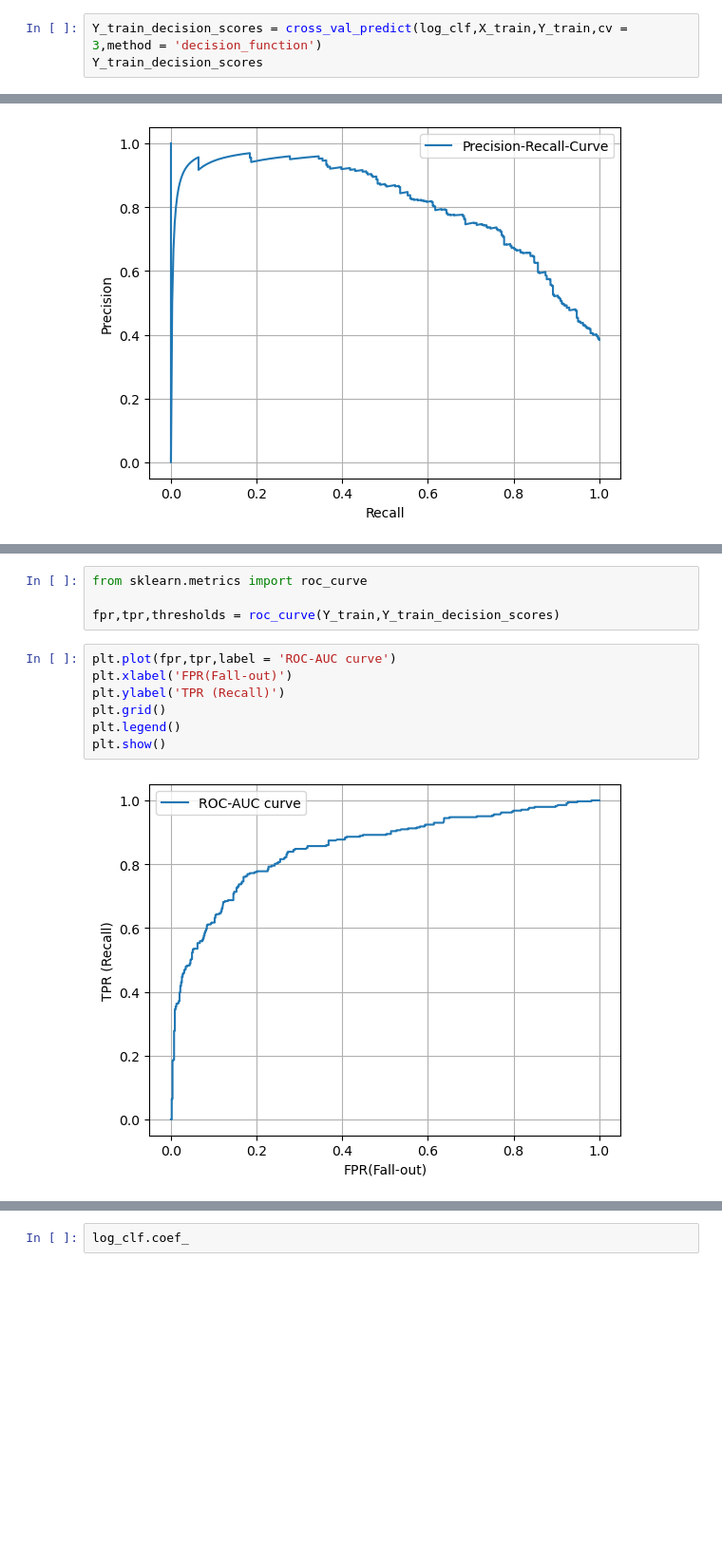
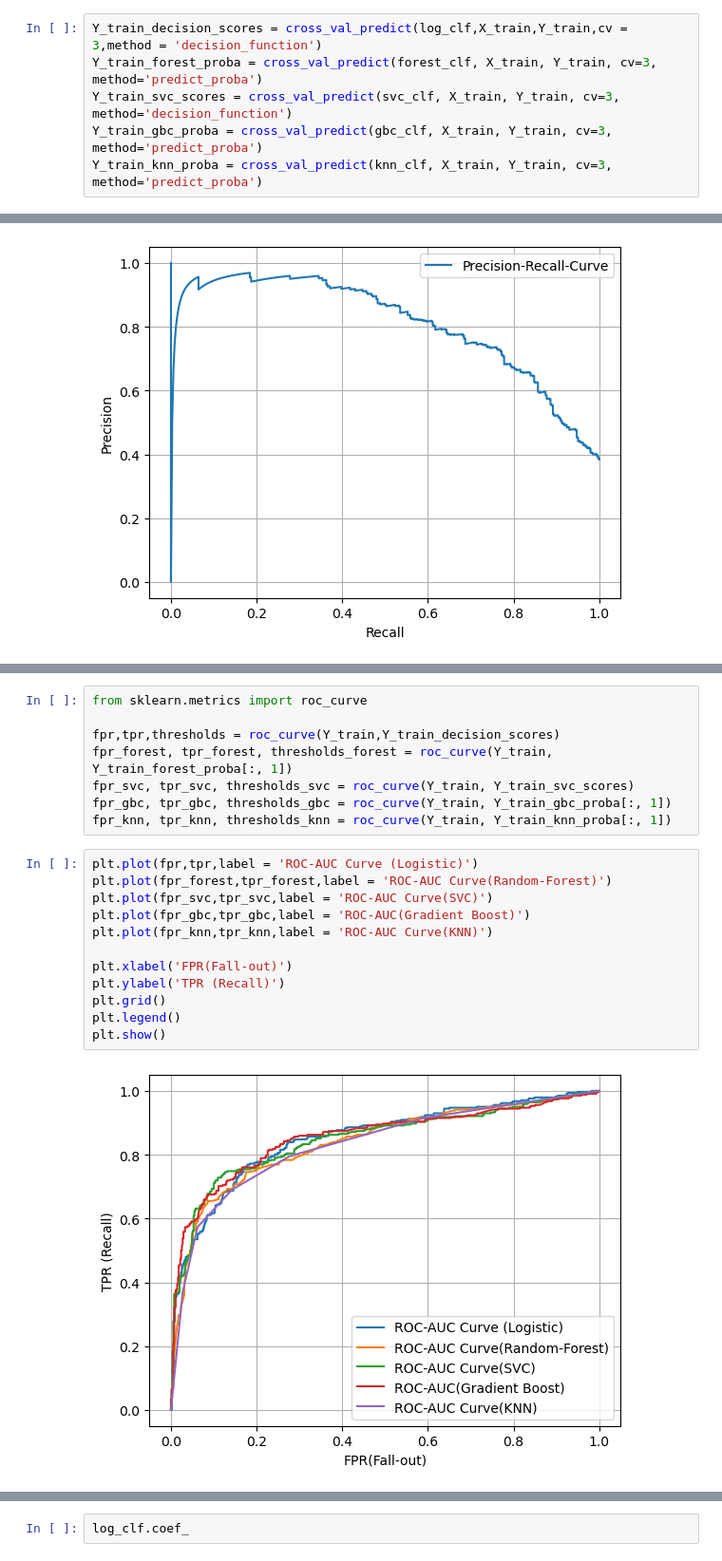
Before and after one commit to akshatkhatri/Machine_learning_playground, a Jupyter notebook: Chapter_3_geron/Titanic_dataset.ipynb, the cells around one changed output, grey strips where cells are left out. Shown at 95% size. Drawn from its saved outputs; the diff is of its cells as text; blank space fills up the shorter version.

```diff
--- a/Chapter_3_geron/Titanic_dataset.ipynb
+++ b/Chapter_3_geron/Titanic_dataset.ipynb
@@ -761,4 +727,7 @@ log_clf.predict([some_data])
 array([1.])
 # %%
 Y_train_decision_scores = cross_val_predict(log_clf,X_train,Y_train,cv = 3,method = 'decision_function')
-Y_train_decision_scores
+Y_train_forest_proba = cross_val_predict(forest_clf, X_train, Y_train, cv=3, method='predict_proba')
+Y_train_svc_scores = cross_val_predict(svc_clf, X_train, Y_train, cv=3, method='decision_function')
+Y_train_gbc_proba = cross_val_predict(gbc_clf, X_train, Y_train, cv=3, method='predict_proba')
+Y_train_knn_proba = cross_val_predict(knn_clf, X_train, Y_train, cv=3, method='predict_proba')
@@ -806,12 +876,21 @@ plt.show()
 from sklearn.metrics import roc_curve
 
 fpr,tpr,thresholds = roc_curve(Y_train,Y_train_decision_scores)
+fpr_forest, tpr_forest, thresholds_forest = roc_curve(Y_train, Y_train_forest_proba[:, 1])
+fpr_svc, tpr_svc, thresholds_svc = roc_curve(Y_train, Y_train_svc_scores)
+fpr_gbc, tpr_gbc, thresholds_gbc = roc_curve(Y_train, Y_train_gbc_proba[:, 1])
+fpr_knn, tpr_knn, thresholds_knn = roc_curve(Y_train, Y_train_knn_proba[:, 1])
 # %%
-plt.plot(fpr,tpr,label = 'ROC-AUC curve')
+plt.plot(fpr,tpr,label = 'ROC-AUC Curve (Logistic)')
+plt.plot(fpr_forest,tpr_forest,label = 'ROC-AUC Curve(Random-Forest)')
+plt.plot(fpr_svc,tpr_svc,label = 'ROC-AUC Curve(SVC)')
+plt.plot(fpr_gbc,tpr_gbc,label = 'ROC-AUC(Gradient Boost)')
+plt.plot(fpr_knn,tpr_knn,label = 'ROC-AUC Curve(KNN)')
+
 plt.xlabel('FPR(Fall-out)')
 plt.ylabel('TPR (Recall)')
 plt.grid()
 plt.legend()
 plt.show()
 # %% [output]
-[figure, old version]
+[figure, new version]
```
Also changed, not shown: parts of 32 cells of this notebook, 5 other files.
